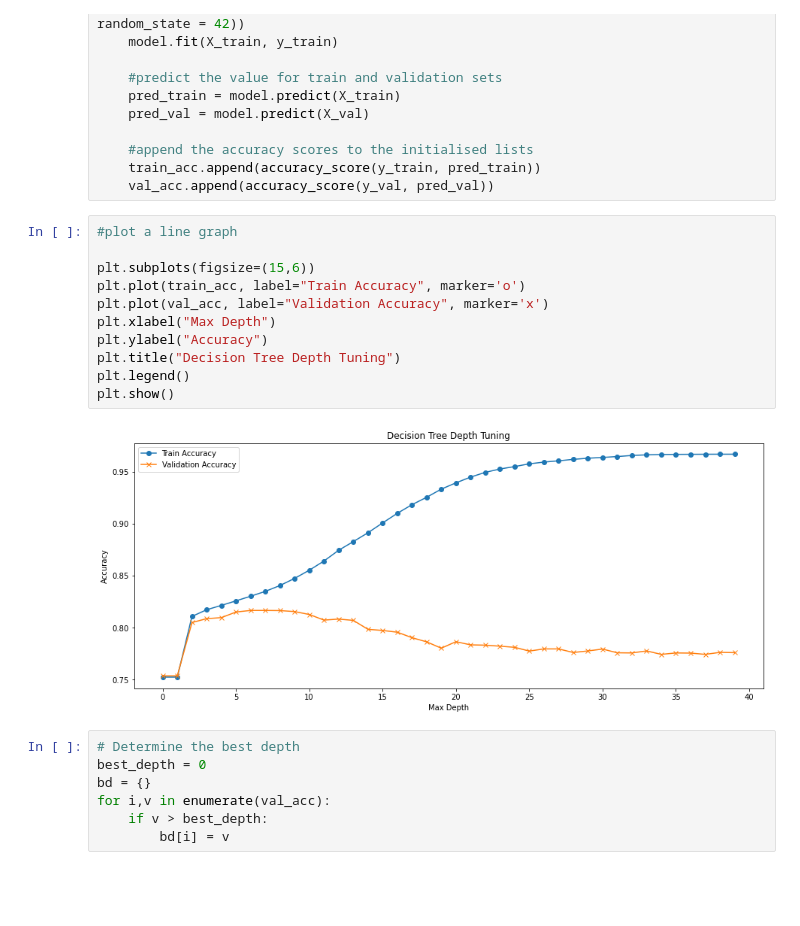
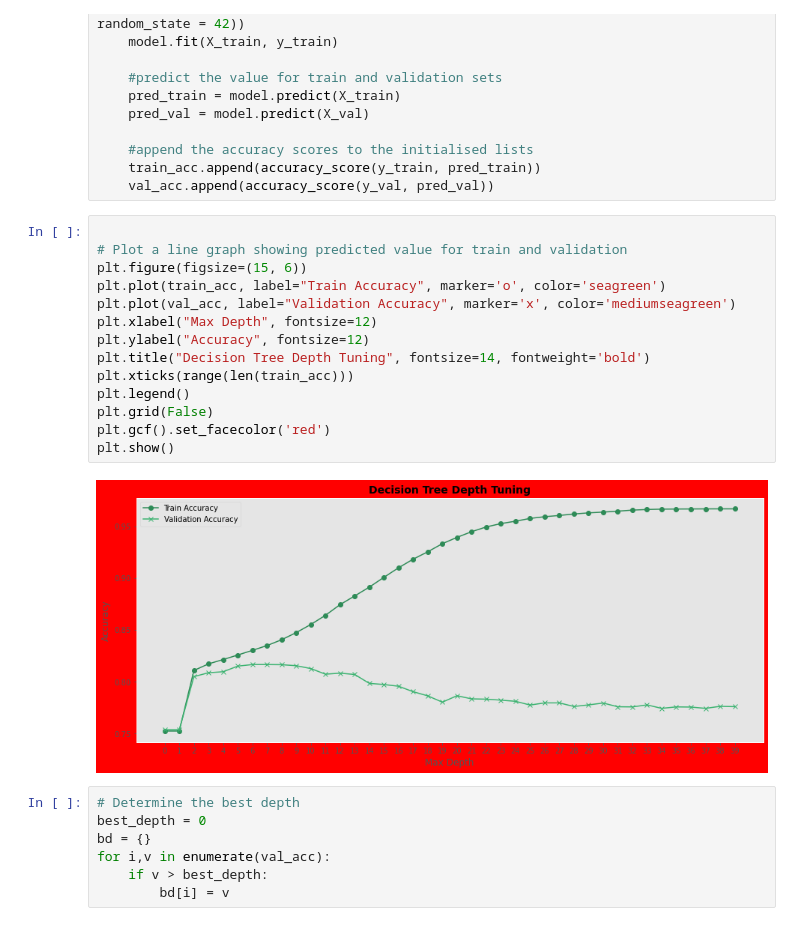
Before and after one commit to Sodiqlef/DecisionTree-income-predictor, a Jupyter notebook: DecisionTree-Modeling.ipynb, the cells around one changed output. Saved outputs shown, nothing was run; the diff lists cells and outputs as text; blank space fills up the shorter version.

Commit message:
edit visuals

```diff
--- a/DecisionTree-Modeling.ipynb
+++ b/DecisionTree-Modeling.ipynb
@@ -157,18 +157,21 @@ for d in range(1,max_depth):
     train_acc.append(accuracy_score(y_train, pred_train))
     val_acc.append(accuracy_score(y_val, pred_val))
 # %%
-#plot a line graph
 
-plt.subplots(figsize=(15,6))
-plt.plot(train_acc, label="Train Accuracy", marker='o')
-plt.plot(val_acc, label="Validation Accuracy", marker='x')
-plt.xlabel("Max Depth")
-plt.ylabel("Accuracy")
-plt.title("Decision Tree Depth Tuning")
+# Plot a line graph showing predicted value for train and validation
+plt.figure(figsize=(15, 6))
+plt.plot(train_acc, label="Train Accuracy", marker='o', color='seagreen')
+plt.plot(val_acc, label="Validation Accuracy", marker='x', color='mediumseagreen')
+plt.xlabel("Max Depth", fontsize=12)
+plt.ylabel("Accuracy", fontsize=12)
+plt.title("Decision Tree Depth Tuning", fontsize=14, fontweight='bold')
+plt.xticks(range(len(train_acc)))
 plt.legend()
+plt.grid(False)
+plt.gcf().set_facecolor('red')
 plt.show()
 # %% [output]
-[figure, old version]
+[figure, new version]
 # %%
 # Determine the best depth
 best_depth = 0
```
Also changed, not shown: parts of 1 cell of this notebook.
